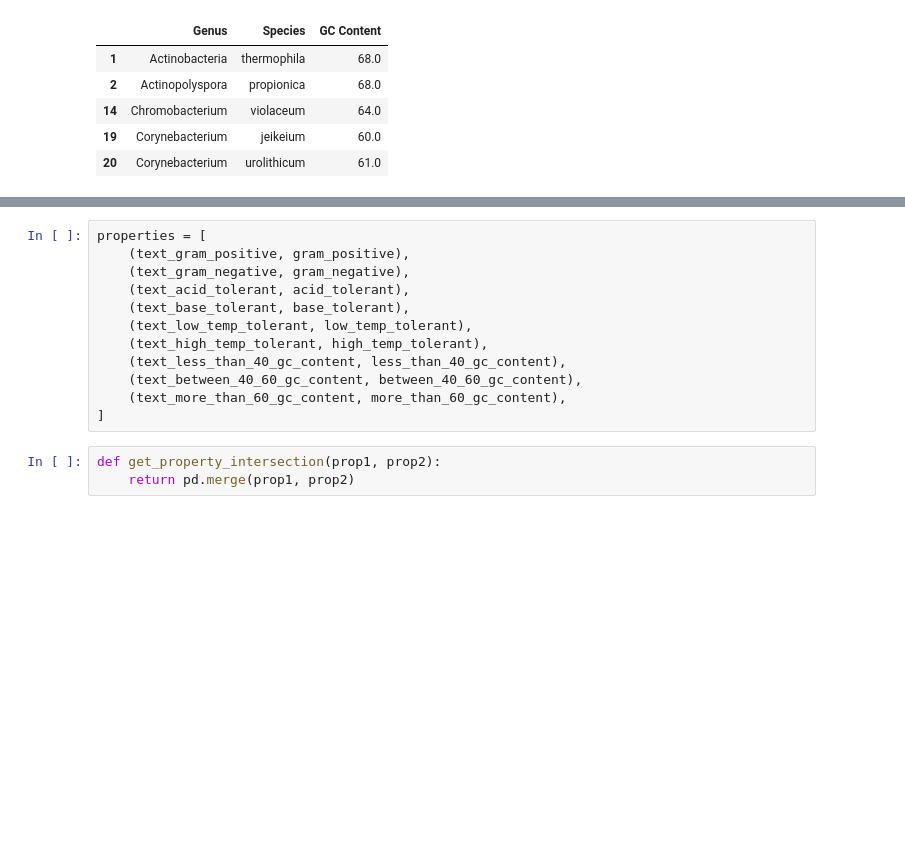
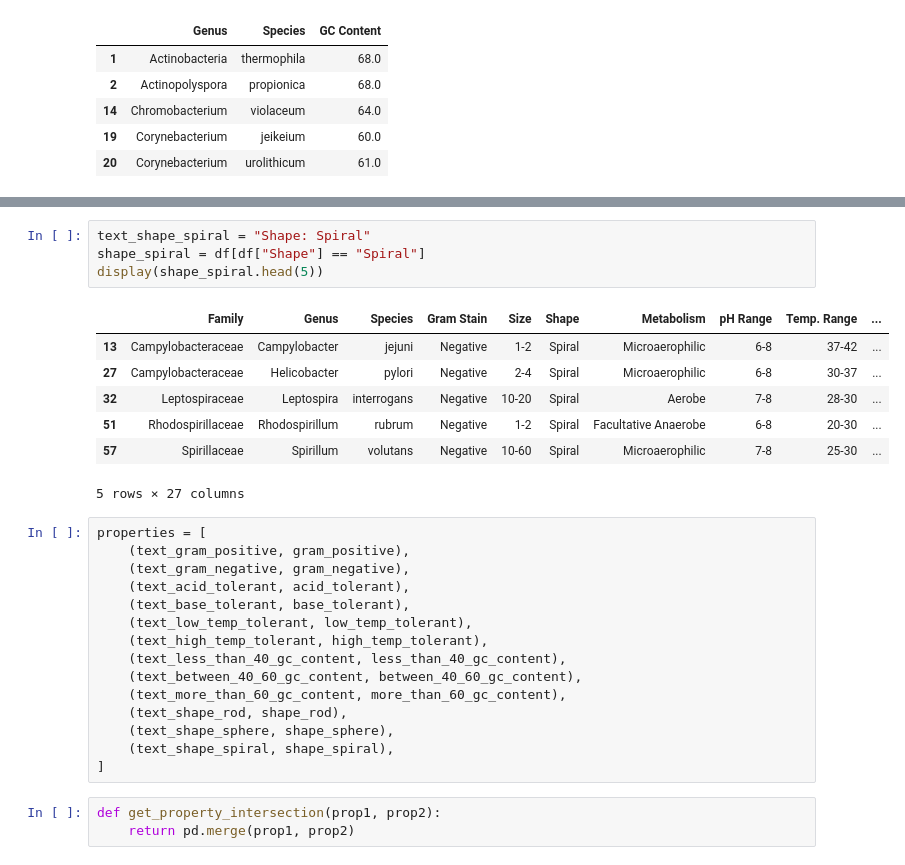
Before and after one commit to kucupwn/MicrobesGrid, a Jupyter notebook: main.ipynb, the cells around one changed output, grey strips where cells are left out. Drawn from its saved outputs; the diff is of its cells as text; blank space fills up the shorter version.

```diff
--- a/main.ipynb
+++ b/main.ipynb
@@ -255,3 +294,15 @@ display(more_than_60_gc_content[["Genus", "Species", "GC Content"]].head(5))
+# %%
+text_shape_spiral = "Shape: Spiral"
+shape_spiral = df[df["Shape"] == "Spiral"]
+display(shape_spiral.head(5))
+# %% [output]
+|  | Family | Genus | Species | Gram Stain | Size | Shape | Metabolism | pH Range | Temp. Range | ... |
+| 13 | Campylobacteraceae | Campylobacter | jejuni | Negative | 1-2 | Spiral | Microaerophilic | 6-8 | 37-42 | ... |
+| 27 | Campylobacteraceae | Helicobacter | pylori | Negative | 2-4 | Spiral | Microaerophilic | 6-8 | 30-37 | ... |
+| 32 | Leptospiraceae | Leptospira | interrogans | Negative | 10-20 | Spiral | Aerobe | 7-8 | 28-30 | ... |
+| 51 | Rhodospirillaceae | Rhodospirillum | rubrum | Negative | 1-2 | Spiral | Facultative Anaerobe | 6-8 | 20-30 | ... |
+| 57 | Spirillaceae | Spirillum | volutans | Negative | 10-60 | Spiral | Microaerophilic | 7-8 | 25-30 | ... |
+5 rows × 27 columns
 # %%
 properties = [
     (text_gram_positive, gram_positive),
@@ -263,6 +314,9 @@ properties = [
     (text_less_than_40_gc_content, less_than_40_gc_content),
     (text_between_40_60_gc_content, between_40_60_gc_content),
     (text_more_than_60_gc_content, more_than_60_gc_content),
+    (text_shape_rod, shape_rod),
+    (text_shape_sphere, shape_sphere),
+    (text_shape_spiral, shape_spiral),
 ]
 # %%
 def get_property_intersection(prop1, prop2):
```
Also changed, not shown: parts of 5 cells of this notebook.
